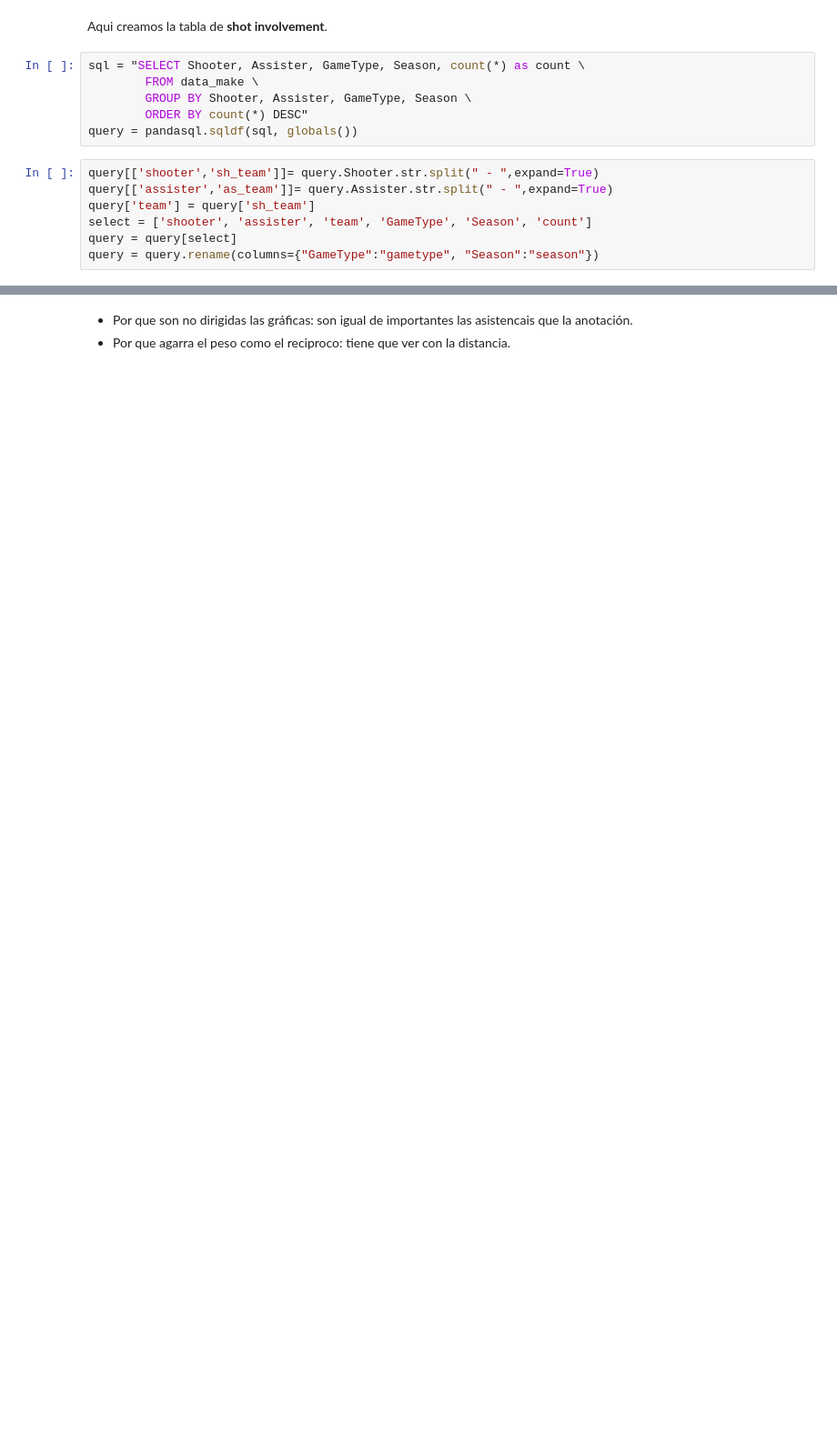
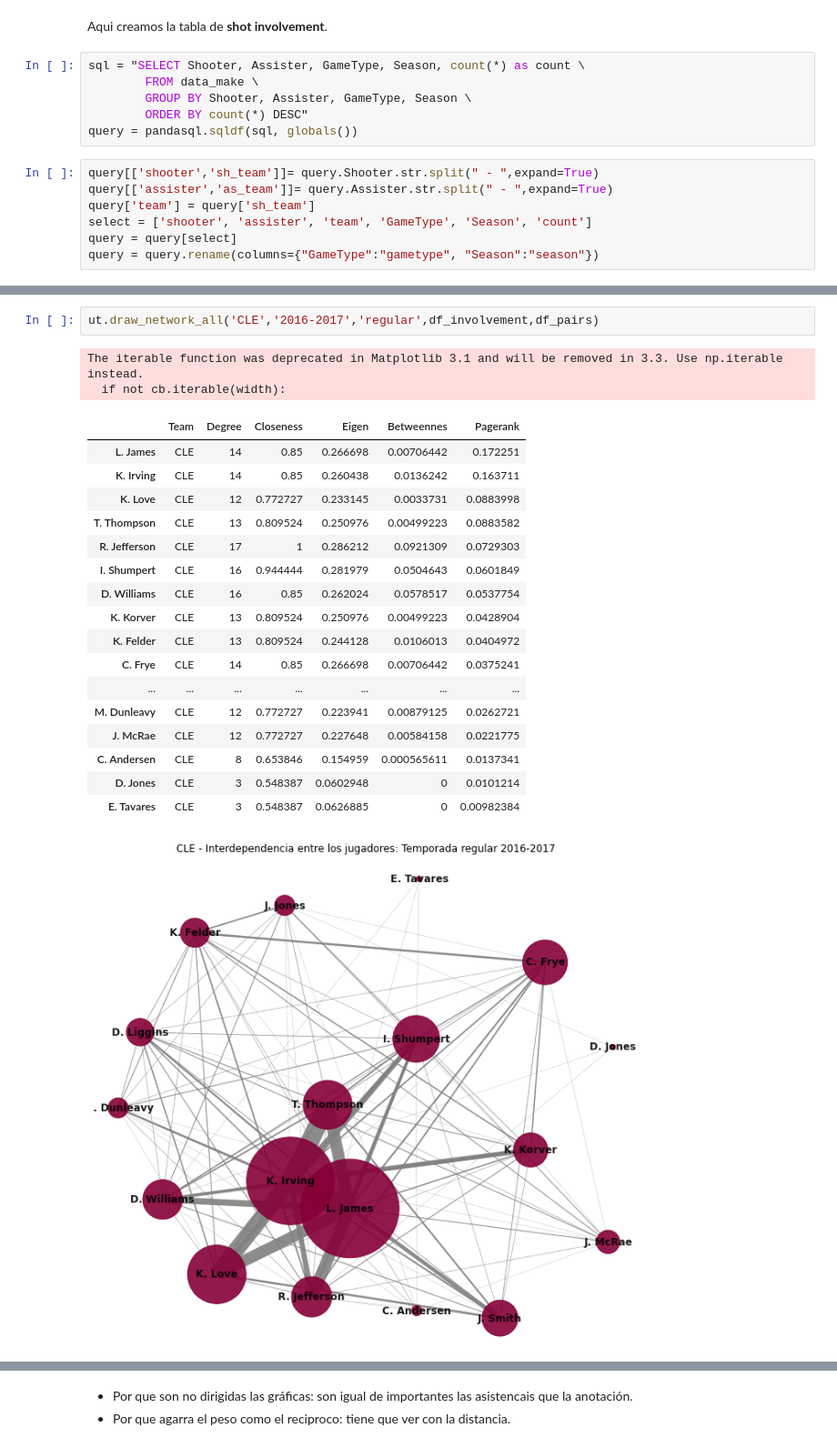
Before and after one commit to Millan13/Moneyball-NBA, a Jupyter notebook: Notebooks/Trabajo_Final_Metodos_Analiticos.ipynb, the cells around one changed output, grey strips where cells are left out. Shown at 91% size. Drawn from its saved outputs; the diff is of its cells as text; blank space fills up the shorter version.

```diff
--- a/Notebooks/Trabajo_Final_Metodos_Analiticos.ipynb
+++ b/Notebooks/Trabajo_Final_Metodos_Analiticos.ipynb
@@ -190 +225,24 @@ Conclusiones del análisis:
+# %%
+ut.draw_network_all('CLE','2016-2017','regular',df_involvement,df_pairs)
+# %% [output]
+The iterable function was deprecated in Matplotlib 3.1 and will be removed in 3.3. Use np.iterable instead.
+  if not cb.iterable(width):
+|  | Team | Degree | Closeness | Eigen | Betweennes | Pagerank |
+| L. James | CLE | 14 | 0.85 | 0.266698 | 0.00706442 | 0.172251 |
+| K. Irving | CLE | 14 | 0.85 | 0.260438 | 0.0136242 | 0.163711 |
+| K. Love | CLE | 12 | 0.772727 | 0.233145 | 0.0033731 | 0.0883998 |
+| T. Thompson | CLE | 13 | 0.809524 | 0.250976 | 0.00499223 | 0.0883582 |
+| R. Jefferson | CLE | 17 | 1 | 0.286212 | 0.0921309 | 0.0729303 |
+| I. Shumpert | CLE | 16 | 0.944444 | 0.281979 | 0.0504643 | 0.0601849 |
+| D. Williams | CLE | 16 | 0.85 | 0.262024 | 0.0578517 | 0.0537754 |
+| K. Korver | CLE | 13 | 0.809524 | 0.250976 | 0.00499223 | 0.0428904 |
+| K. Felder | CLE | 13 | 0.809524 | 0.244128 | 0.0106013 | 0.0404972 |
+| C. Frye | CLE | 14 | 0.85 | 0.266698 | 0.00706442 | 0.0375241 |
+| ... | ... | ... | ... | ... | ... | ... |
+| M. Dunleavy | CLE | 12 | 0.772727 | 0.223941 | 0.00879125 | 0.0262721 |
+| J. McRae | CLE | 12 | 0.772727 | 0.227648 | 0.00584158 | 0.0221775 |
+| C. Andersen | CLE | 8 | 0.653846 | 0.154959 | 0.000565611 | 0.0137341 |
+| D. Jones | CLE | 3 | 0.548387 | 0.0602948 | 0 | 0.0101214 |
+| E. Tavares | CLE | 3 | 0.548387 | 0.0626885 | 0 | 0.00982384 |
+[figure, added]
 # %% [markdown]
```
Also changed, not shown: parts of 38 cells of this notebook.
